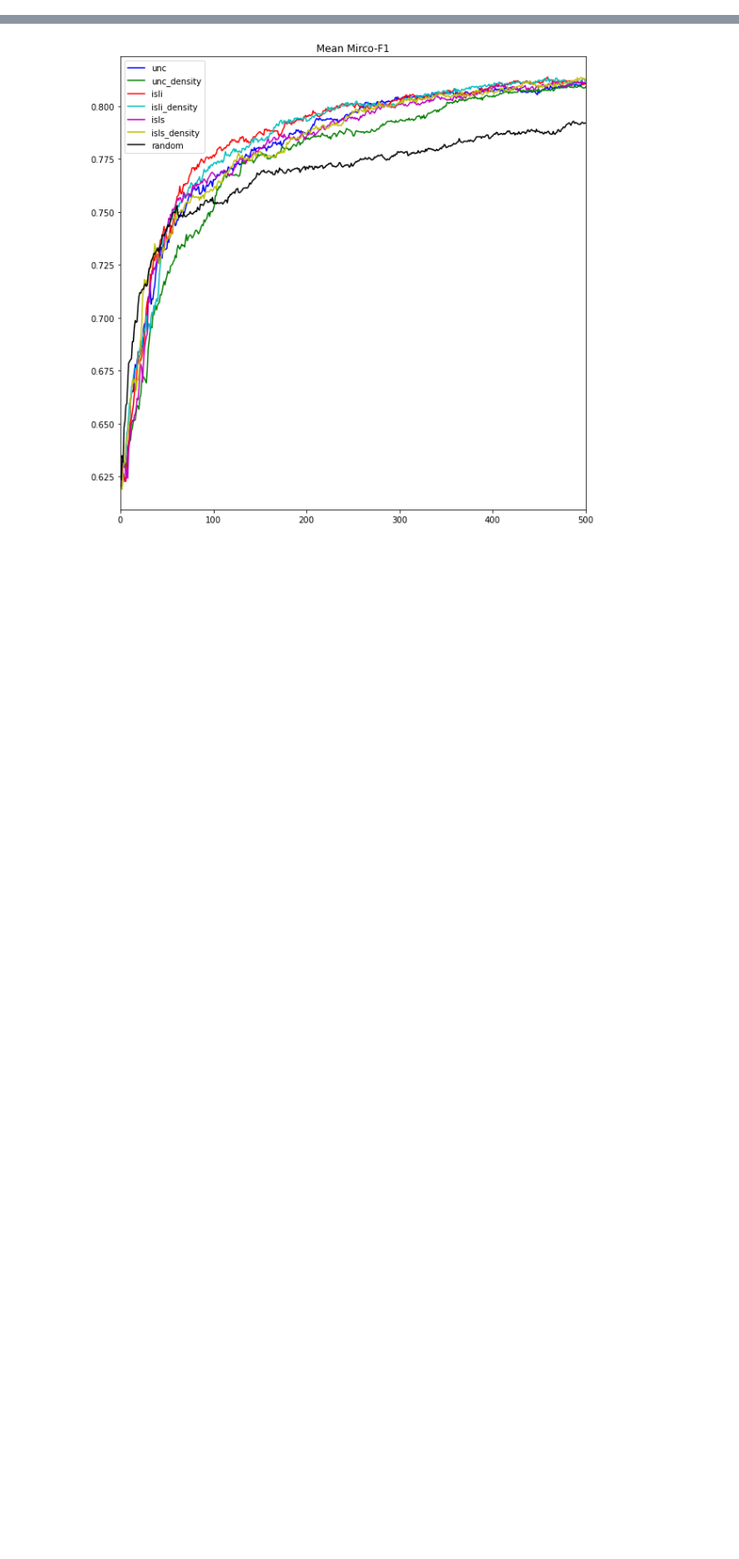
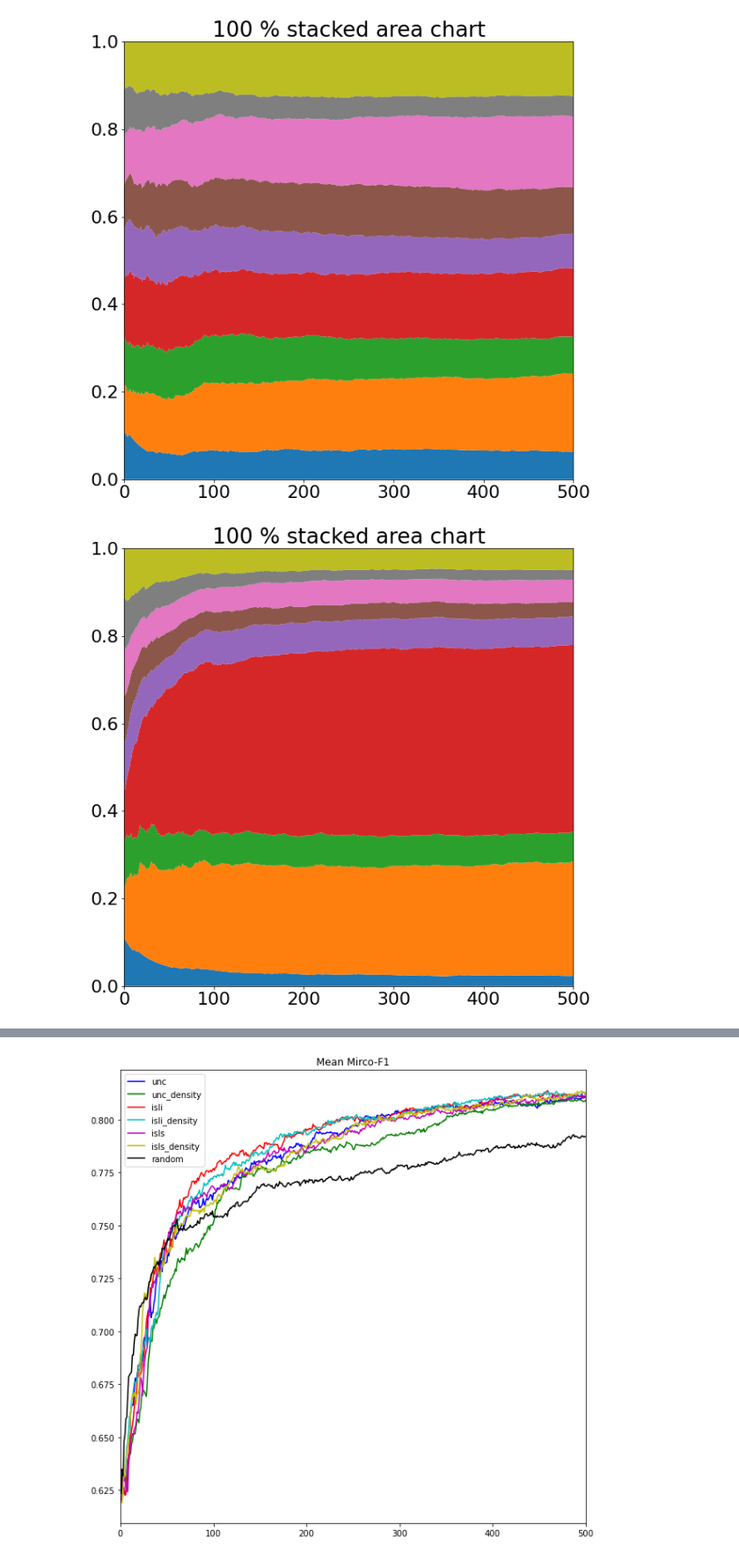
Before and after one commit to jsandersen/ProxyAL, a Jupyter notebook: eval_proxy/plot_results.ipynb, the cells around one changed output, grey strips where cells are left out. Shown at 88% size. Saved outputs shown, nothing was run; the diff lists cells and outputs as text; code cells hidden in the pictures; blank space fills up the shorter version.

```diff
--- a/eval_proxy/plot_results.ipynb
+++ b/eval_proxy/plot_results.ipynb
@@ -9,0 +12,23 @@ plt.rcParams["figure.figsize"] = (10,10)
+# %%
+dataset = 'reuters'
+encoding = 'elmo'
+index = None
+sampler = ['unc', 'unc_density', 'isli', 'isli_density', 'isls', 'isls_density']
+colors = ['b', 'g', 'r', 'c', 'm', 'y']
+name = 'final'
+
+dirs = [f'./res/{dataset}_{encoding}_{x}_{name}_1_100_5' for x in sampler]
+
+dir_rnd = f'./res/{dataset}_{encoding}_unc_{name}_rnd_1_100_5'
+color_rnd = 'black'
+label_rnd = 'random'
+
+def plot_balancy(load_dir):
+    c_list = np.load('%s/class_distributions.npy' % load_dir, allow_pickle=True)
+    plot_c(c_list)
+# %%
+plot_balancy(dirs[0])
+plot_balancy(dir_rnd)
+# %% [output]
+[figure, added]
+[figure, added]
```
Also changed, not shown: parts of 10 cells of this notebook, 31 other files.
